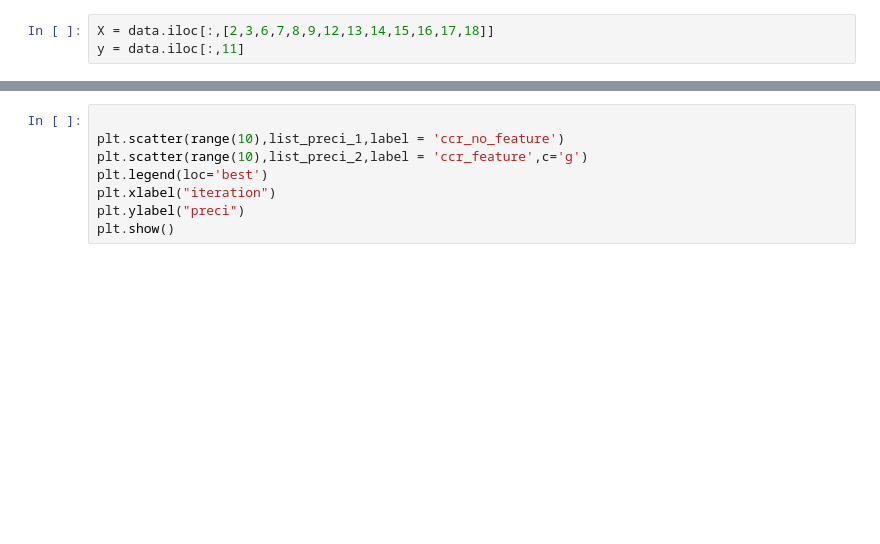
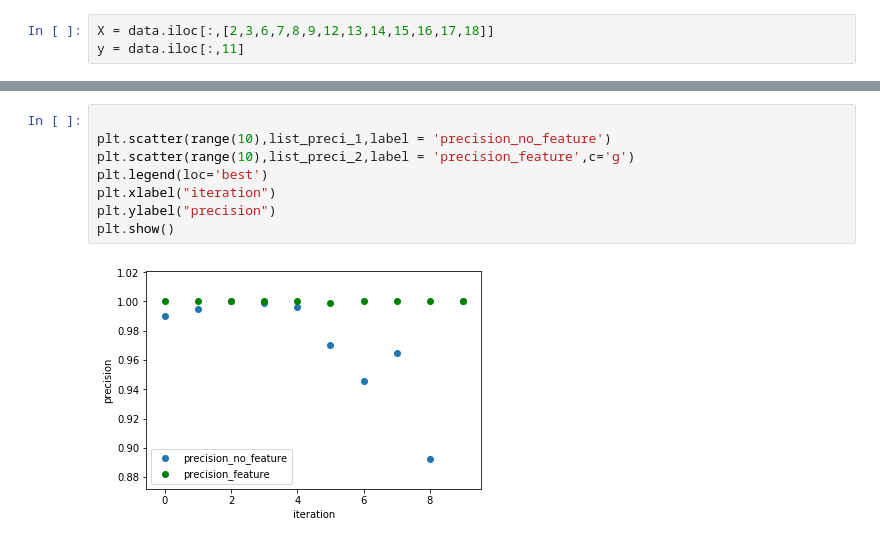
Before and after one commit to liangwangENST/SR2I208-Detection-Malicious-data, a Jupyter notebook: compare_feature and no_feature.ipynb, the cells around one changed output, grey strips where cells are left out. Cells and saved outputs as stored; diff of their text form; blank space fills up the shorter version.

```diff
--- a/compare_feature and no_feature.ipynb
+++ b/compare_feature and no_feature.ipynb
@@ -131,8 +93,10 @@ plt.show()
 # %%
 
-plt.scatter(range(10),list_preci_1,label = 'ccr_no_feature')
-plt.scatter(range(10),list_preci_2,label = 'ccr_feature',c='g')
+plt.scatter(range(10),list_preci_1,label = 'precision_no_feature')
+plt.scatter(range(10),list_preci_2,label = 'precision_feature',c='g')
 plt.legend(loc='best')
 plt.xlabel("iteration")
-plt.ylabel("preci")
+plt.ylabel("precision")
 plt.show()
+# %% [output]
+[figure, added]
```
Also changed, not shown: parts of 5 cells of this notebook.
